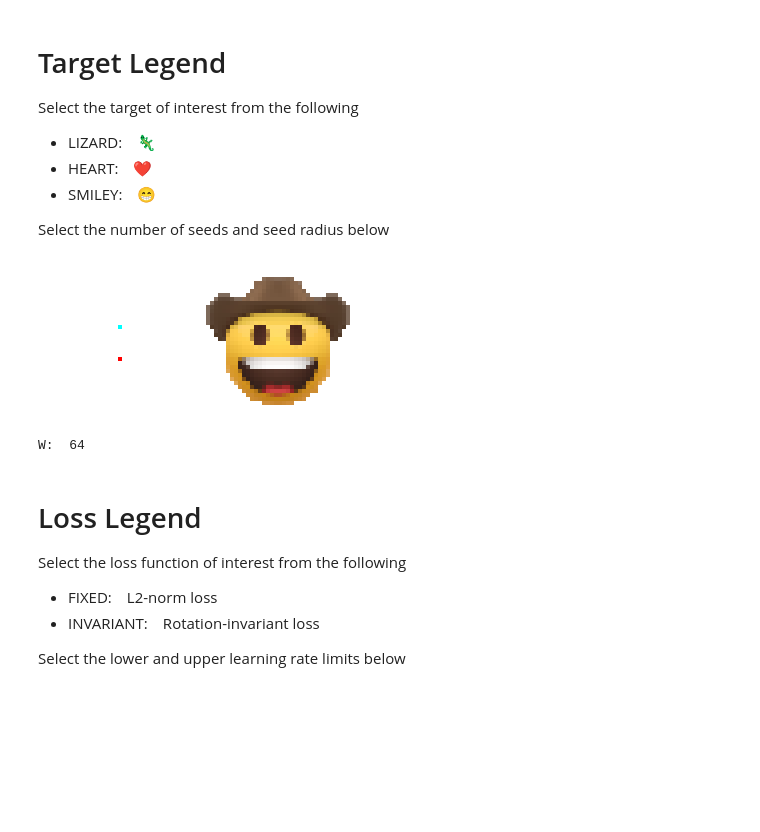
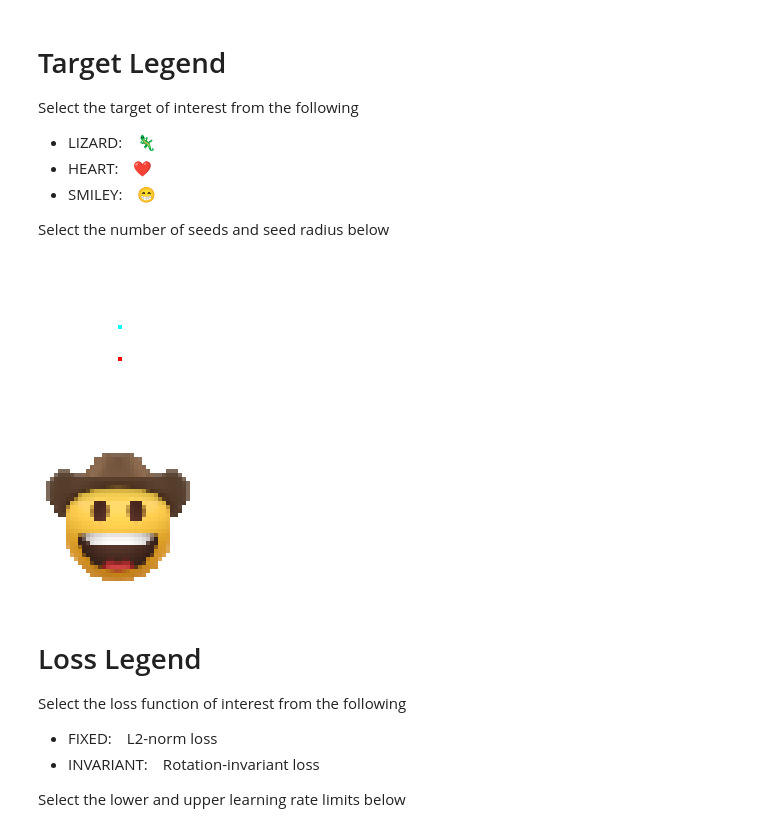
Before and after one commit to mravelo5874/neural-cellular-automata, a Jupyter notebook: 2_blogpost_iso_nca/blogpost_code.ipynb, the cells around one changed output. Drawn from its saved outputs; the diff is of its cells as text; code cells hidden in the pictures; blank space fills up the shorter version.

```diff
--- a/2_blogpost_iso_nca/blogpost_code.ipynb
+++ b/2_blogpost_iso_nca/blogpost_code.ipynb
@@ -375,34 +375,33 @@ Select the number of seeds and seed radius below
 # %%
 #@title Seed and Target Setup {vertical-output:true}
 
 SEED_N = 2  #@param{type:"integer"}
 SEED_R = 4  #@param{type:"integer"}
 TARGET = 'COWBOY'  #@param['LIZARD', 'HEART', 'SMILEY']
 PADDING = 12
 
 # emoji = {
 #     'LIZARD':  '🦎',
 #     'HEART':  '❤️',
 #     'SMILEY': '😁'
 # }[TARGET][0]
 # code = hex(ord(emoji))[2:].lower()
 url = '../_images/cowboy.png' #https://github.com/googlefonts/noto-emoji/blob/main/png/128/emoji_u%s.png?raw=true'%code
 target = imread(url, 40)
 
 # Show lineup
 n_seed = seed(1, 40, SEED_N, SEED_R)[0, :4].permute([1, 2, 0]).cpu()
 imgs = np.stack([n_seed, target], 0)
-imshow(tile2d(imgs, 2))
+imshow(n_seed)
+imshow(target)
 
 # Format target
 target[:, :, :3] *= target[:, :, 3:]
 target = F.pad(torch.tensor(target).permute(2, 0, 1), [*(PADDING,)*4, 0, 0])
 W = target.shape[1]
-
-print ('W: ', W)
 # %% [output]
-[figure, old version]
+[figure, new version]
-W:  64
+[figure, added]
 # %% [markdown]
 # Loss Legend
 
```
Also changed, not shown: parts of 4 cells of this notebook, 1 other file.
